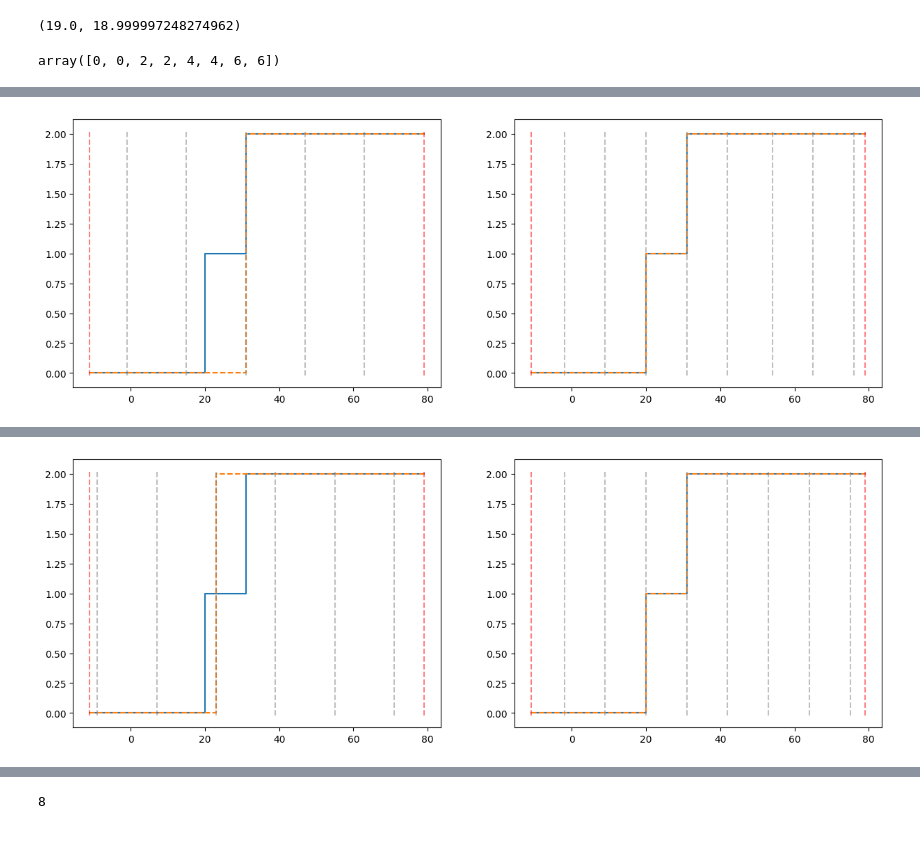
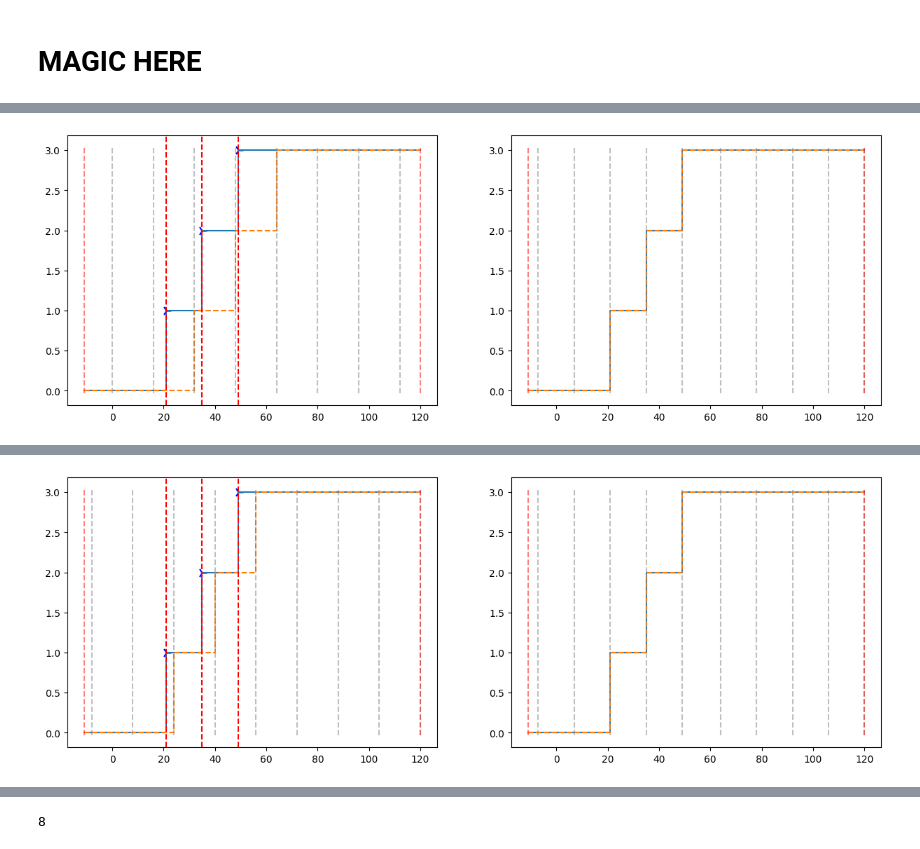
Before and after one commit to qqaatw/concrete-ml, a Jupyter notebook: debug.ipynb, the cells around one changed output, grey strips where cells are left out. Saved outputs shown, nothing was run; the diff lists cells and outputs as text; code cells hidden in the pictures.

Commit message:
exp: debugging

```diff
--- a/debug.ipynb
+++ b/debug.ipynb
@@ -9,10 +9,10 @@ my_shelf.close()
 # %%
-# Linear scaling to [-2^n, 2^n]
-a, b = -11, 77
-target_bit_width = 18
+# # Linear scaling to [-2^n, 2^n]
+# a, b = -11, 77
+# target_bit_width = 18
 
-range_size = b - a
-b_prime = np.floor(a + range_size / 2)
-a_prime = np.floor(2**(target_bit_width-1) / (max((a-b_prime), (b-b_prime)) / 2))
+# range_size = b - a
+# b_prime = np.floor(a + range_size / 2)
+# a_prime = np.floor(2**(target_bit_width-1) / (max((a-b_prime), (b-b_prime)) / 2))
 
-print(np.log2(np.abs((a-b_prime)*a_prime)), np.log2(np.abs((b-b_prime)*a_prime)))
+# print(np.log2(np.abs((a-b_prime)*a_prime)), np.log2(np.abs((b-b_prime)*a_prime)))
@@ -183,18 +160,16 @@ new_a, a, b, new_b
 # %%
 # find c, d s.t. new_a * c + d = - 2^(n-1) and new_b * c + d = 2^(n-1) - 1
 # %%
-n = 20
-coef = ((2**n) - 1)/(new_b - new_a)
-intercept = -2**(n-1) - (new_a * ((2**n - 1)/(new_b - new_a)))
+# n = 20
+# coef = ((2**n) - 1)/(new_b - new_a)
+# intercept = -2**(n-1) - (new_a * ((2**n - 1)/(new_b - new_a)))
 # %%
-np.log2(np.abs(new_a * coef + intercept)), np.log2(np.abs(new_b * coef + intercept))
+# np.log2(np.abs(new_a * coef + intercept)), np.log2(np.abs(new_b * coef + intercept))
-# %% [output]
-(19.0, 18.999997248274962)
 # %%
-from concrete.fhe import truncate_bit_pattern
-truncate_bit_pattern(list(range(8)), lsbs_to_remove=1)
+# from concrete.fhe import truncate_bit_pattern
+# truncate_bit_pattern(list(range(8)), lsbs_to_remove=1)
-# %% [output]
-array([0, 0, 2, 2, 4, 4, 6, 6])
+# %% [markdown]
+# MAGIC HERE
 # %%
 %reset
 # Imports
@@ -231,14 +206,14 @@ else:
 # We could do a linear/binary search on the n-round-bits to use
 
 # Function thresholds
-step_size = 11  # Constant step size assumption
+step_size = 14  # Constant step size assumption
 th1 = 21  # First threshold
 th2 = th1 + step_size
 th3 = th2 + step_size
 
-thresholds = (th1, th2,)
+thresholds = (th1, th2, th3)
 # Function definition bounds
-a, b = -11, 79
+a, b = -11, 120
 
 # Step size function to optimize
 def f(x, thresholds=thresholds):
@@ -271,24 +246,28 @@ for rounding_function in [truncate_bit_pattern, round_bit_pattern]:
 
     # Plot baseline
     ax = axes[0]
-    ax.step(x, y)
-    ax.step(x, y_rounded, linestyle="dashed")
+    ax.step(x, y, where="post")
+    ax.step(x, y_rounded, linestyle="dashed", where="post")
     # Add brackets to indicate inclusion
-
-
-        #inclusion_marker = 'o' if y[i] == 1 else 'x'
-        #ax.scatter(x[i], y[i], marker=inclusion_marker, color='b', s=100)
 
     delta_y = y.max() - y.min()
     epsilon_y = 0.01 * delta_y
     ax.vlines(
-        x[np.concatenate([np.diff(x_rounded).astype(bool), [False]])],
+        x[np.concatenate([[False], np.diff(x_rounded).astype(bool),])],
         y.min()-epsilon_y, y.max()+epsilon_y, color="grey", linestyle="dashed", alpha=.5
     )
     ax.vlines(
         [a, b],
         y.min()-epsilon_y, y.max()+epsilon_y, color="red", linestyle="dashed", alpha=.5, label="data bounds",
     )
+    # Mark where the threshold is
+    for threshold in thresholds:
+        ax.axvline(x=threshold, color='r', linestyle='--')
+
+    # Add markers to indicate inclusion only on step changes
+    for i in range(1, len(x)):
+        if y[i] != y[i-1]:
+            ax.scatter(x[i], y[i], marker="4", color='b', s=100)
 
     # Find optimal a and b
     delta = step_size
@@ -313,16 +292,17 @@ for rounding_function in [truncate_bit_pattern, round_bit_pattern]:
 
     x_delta_min -= left_bound_add * step_size
     x_delta_max += right_bound_add * step_size
-    print("DEBUG: ", np.log2(((x_delta_max - x_delta_min) / step_size)+1))
+    print("DEBUG: ", np.log2(((x_delta_max - x_delta_min) / step_size)))
 
     middle = (x_delta_max - x_delta_min)/2
     middle = np.median(np.arange(x_delta_min, x_delta_max+1, step_size))
     print(f"{x_delta_min-middle=}, {x_delta_max-middle=}")
     print(f"{x_delta_min=}, {x_delta_max=}")
 
+    # Find the proper n
     if mult_first:
-        n = x_acc_size
-        n = 64
+        # n = x_acc_size+1
+        n = 23
         a_prime = ((2**n) - step_size)/(x_delta_max - x_delta_min)
 
         b_prime = -2**(n-1) - (x_delta_min * ((2**n - 1)/(x_delta_max - x_delta_min)))
@@ -332,7 +312,7 @@ for rounding_function in [truncate_bit_pattern, round_bit_pattern]:
         a_prime = np.floor(a_prime).astype(np.int64)
         b_prime = np.floor(b_prime).astype(np.int64)
     else:
-        n = x_acc_size
+        #n = x_acc_size+1
         n = 23
         a_prime = (2**n - 1) / (x_delta_max - x_delta_min)
         a_prime = np.floor(a_prime).astype(np.int64)
@@ -350,7 +330,6 @@ for rounding_function in [truncate_bit_pattern, round_bit_pattern]:
 
     print(f"{a_prime=}, {b_prime=}")
 
-
     # Evaluation with calibrated values
     x_a_b = linear_up_scaling(x, a=a_prime, b=b_prime)
     acc_a_b = Integer.that_can_represent(x_a_b).bit_width
@@ -366,9 +345,9 @@ for rounding_function in [truncate_bit_pattern, round_bit_pattern]:
 
     # Plot
     ax = axes[1]
-    ax.step(x, y)
-    ax.step(x, y_calib_rounded, linestyle="dashed")
-    ax.vlines(x[np.concatenate([np.diff(x_a_b_rounded).astype(bool), [False]])], y.min()-epsilon_y, y.max()+epsilon_y, color="grey", linestyle="dashed", alpha=.5)
+    ax.step(x, y, where="post")
+    ax.step(x, y_calib_rounded, linestyle="dashed", where="post")
+    ax.vlines(x[ np.concatenate([[False], np.diff(x_a_b_rounded).astype(bool), ])], y.min()-epsilon_y, y.max()+epsilon_y, color="grey", linestyle="dashed", alpha=.5)
     ax.vlines(
         [a, b],
         y.min()-epsilon_y, y.max()+epsilon_y, color="red", linestyle="dashed", alpha=.5, label="data bounds",
@@ -378,7 +357,8 @@ for rounding_function in [truncate_bit_pattern, round_bit_pattern]:
     #     [new_a, new_b],
     #     y.min()-epsilon_y, y.max()+epsilon_y, color="green", linestyle="dashed", alpha=.5, label="new artifical bounds",
     # )
-    assert (y == y_calib_rounded).all()
+    if (y == y_calib_rounded).all():
+        print("All values are exactly equal!")
     plt.show()
     plt.close(fig)
 # %% [output]
@@ -400,4 +381,4 @@ rounded values a b [11 11 11 11 12 11 11]
-[figure, old version]
+[figure, new version]
 MINIMUM n-bits-rounding: 4
 acc size 8
 TLU output bit width 2
@@ -415 +397 @@ rounded values a b [11 11 11 11 11 11 11]
-[figure, old version]
+[figure, new version]
```
Also changed, not shown: parts of 21 cells of this notebook, 2 other files.
